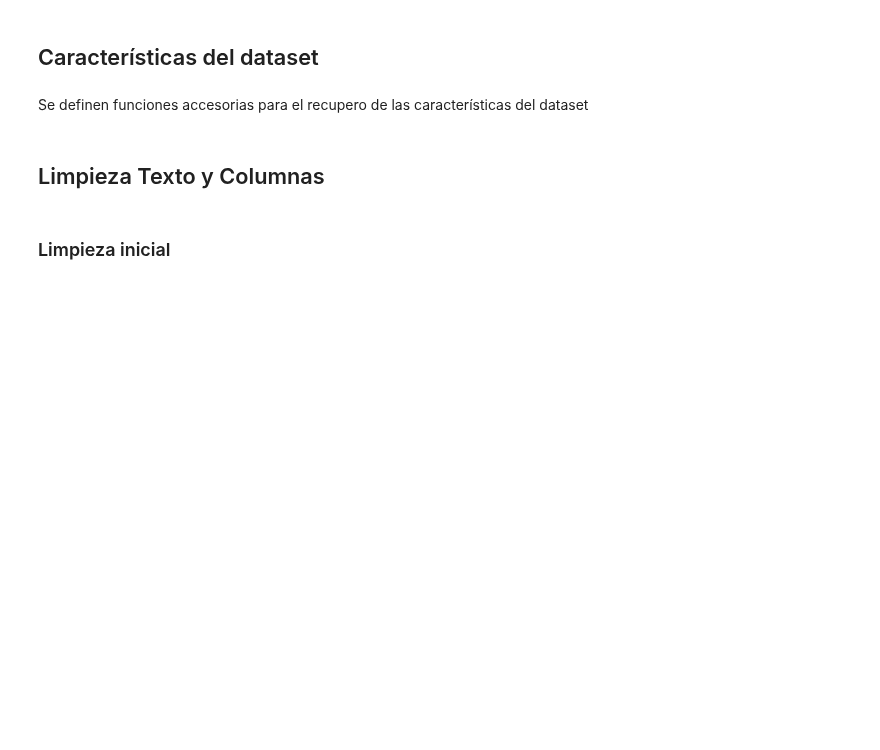
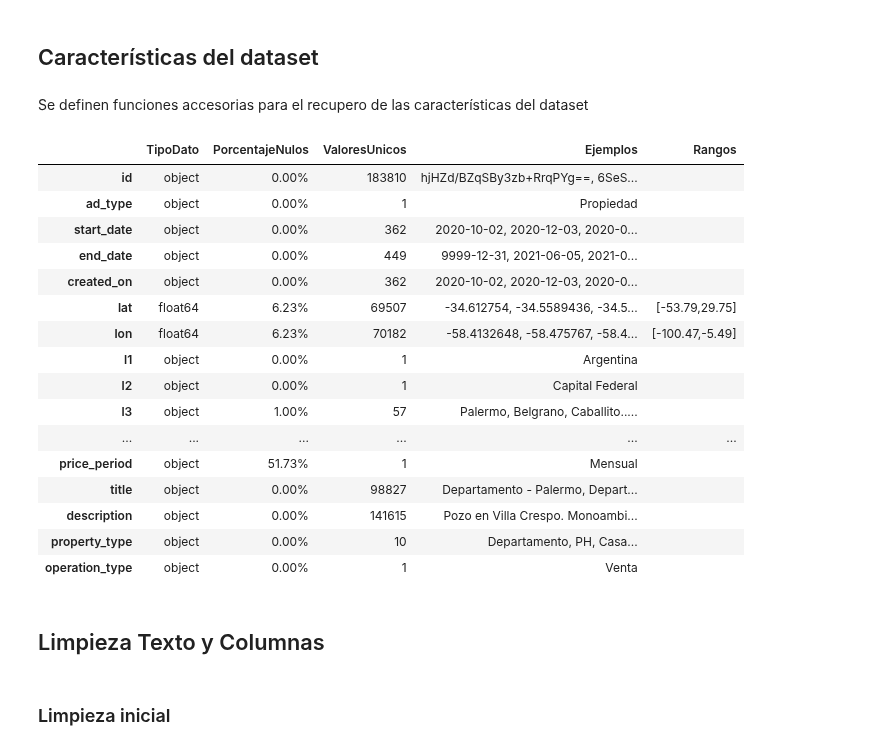
Before and after one commit to Ignacio-Ibarra/tpAA, a Jupyter notebook: Pre-processing.ipynb, the cells around one changed output. Cells and saved outputs as stored; diff of their text form; code cells hidden in the pictures; blank space fills up the shorter version.

```diff
--- a/Pre-processing.ipynb
+++ b/Pre-processing.ipynb
@@ -27,34 +27,67 @@ raw_df.shape
 # %% [markdown]
 Se definen funciones accesorias para el recupero de las características del dataset
 # %%
-def rangos(col):
-    return "["+"{:.2f}".format(col.min())+","+"{:.2f}".format(col.max())+"]"
+def rango(col):
+    col = col.dropna()
+    if len(col)==0:
+        return ""
+    if np.issubdtype(col.dtype, np.number):
+        return "["+"{:.2f}".format(col.min())+","+"{:.2f}".format(col.max())+"]"
+    else:
+        return ""
 
-def ejemplo(col):
+def ejemplo(col, col_width=30):
     uniques = col.dropna().unique()
     if len(uniques) == 0:
         return ""
     if len(uniques)<4:
-        return ",".join([str(x) for x in uniques])
+        s = ",".join([str(x) for x in uniques])
+        if len(s)>col_width:
+            return s[:col_width]+"..."
+        else:
+            return s
     else:
         vcounts = col.value_counts().index
-        return ", ".join([str(x) for x in vcounts[:3]])+"..."
+        s = ", ".join([str(x) for x in vcounts[:3]])+"..."
+        if len(s)>col_width:
+            return s[:col_width]+"..."
+        else:
+            return s
 
 
 def get_dataframe_info(df):
 
     dtypes = df.dtypes
     nulls = (df.isna().sum()/len(df)).apply(lambda x: "{:.2%}".format(x))
     nuniques = df.nunique()
     ejemplos = df.apply(lambda col: ejemplo(col), axis=0)
-
-    info_df = pd.concat([dtypes, nulls, nuniques, ejemplos], axis=1)
-    info_df.columns = ['TipoDato',"PorcentajeNulos","ValoresUnicos","Ejemplos"]
+    rangos = df.apply(lambda col: rango(col), axis=0)
+    info_df = pd.concat([dtypes, nulls, nuniques, ejemplos, rangos], axis=1)
+    info_df.columns = ['TipoDato',"PorcentajeNulos","ValoresUnicos","Ejemplos", "Rangos"]
     return info_df
 
 tabla = get_dataframe_info(raw_df)
 #tabla.to_latex()
 dfi.export(tabla, "img/tabla1.png")
+tabla
+# %% [output]
+|  | TipoDato | PorcentajeNulos | ValoresUnicos | Ejemplos | Rangos |
+| id | object | 0.00% | 183810 | hjHZd/BZqSBy3zb+RrqPYg==, 6SeS... |  |
+| ad_type | object | 0.00% | 1 | Propiedad |  |
+| start_date | object | 0.00% | 362 | 2020-10-02, 2020-12-03, 2020-0... |  |
+| end_date | object | 0.00% | 449 | 9999-12-31, 2021-06-05, 2021-0... |  |
+| created_on | object | 0.00% | 362 | 2020-10-02, 2020-12-03, 2020-0... |  |
+| lat | float64 | 6.23% | 69507 | -34.612754, -34.5589436, -34.5... | [-53.79,29.75] |
+| lon | float64 | 6.23% | 70182 | -58.4132648, -58.475767, -58.4... | [-100.47,-5.49] |
+| l1 | object | 0.00% | 1 | Argentina |  |
+| l2 | object | 0.00% | 1 | Capital Federal |  |
+| l3 | object | 1.00% | 57 | Palermo, Belgrano, Caballito..... |  |
+| ... | ... | ... | ... | ... | ... |
+| price_period | object | 51.73% | 1 | Mensual |  |
+| title | object | 0.00% | 98827 | Departamento - Palermo, Depart... |  |
+| description | object | 0.00% | 141615 | Pozo en Villa Crespo. Monoambi... |  |
+| property_type | object | 0.00% | 10 | Departamento, PH, Casa... |  |
+| operation_type | object | 0.00% | 1 | Venta |  |
 # %% [markdown]
 ## Limpieza Texto y Columnas
 # %% [markdown]
```
Also changed, not shown: 6 other files.
